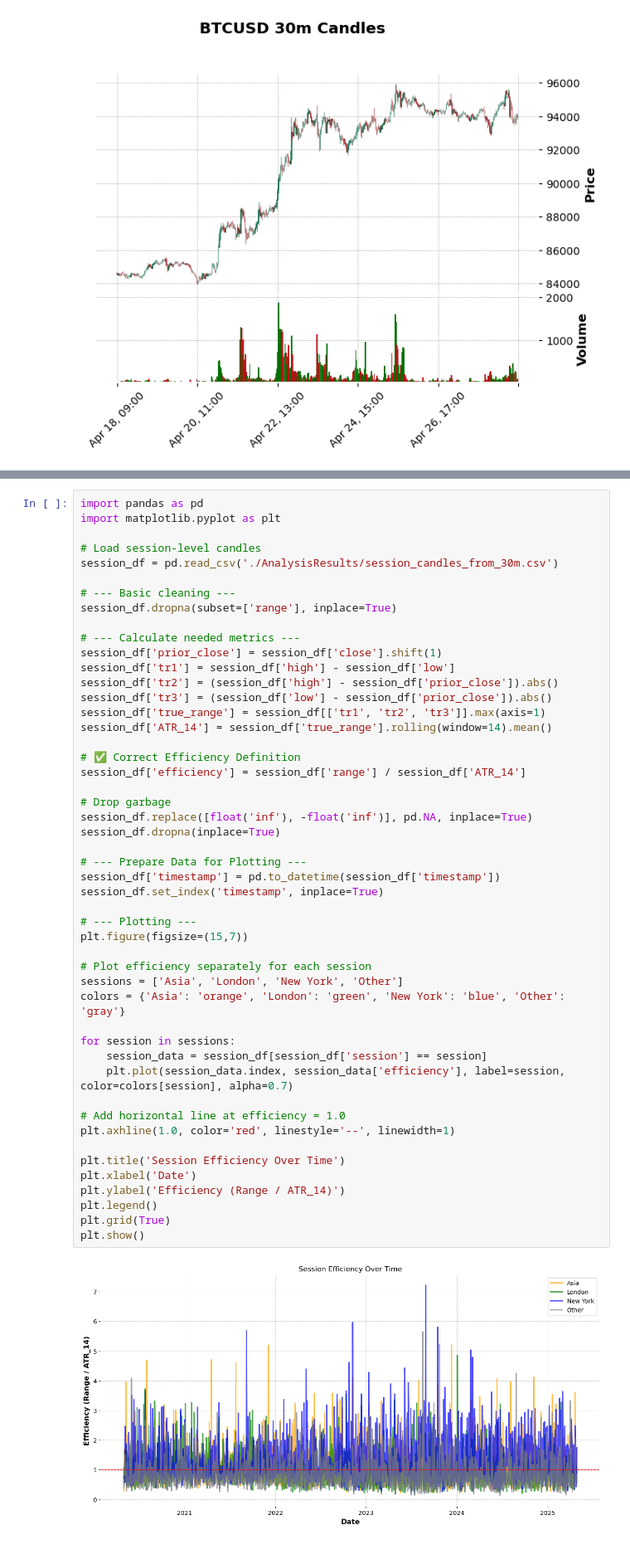
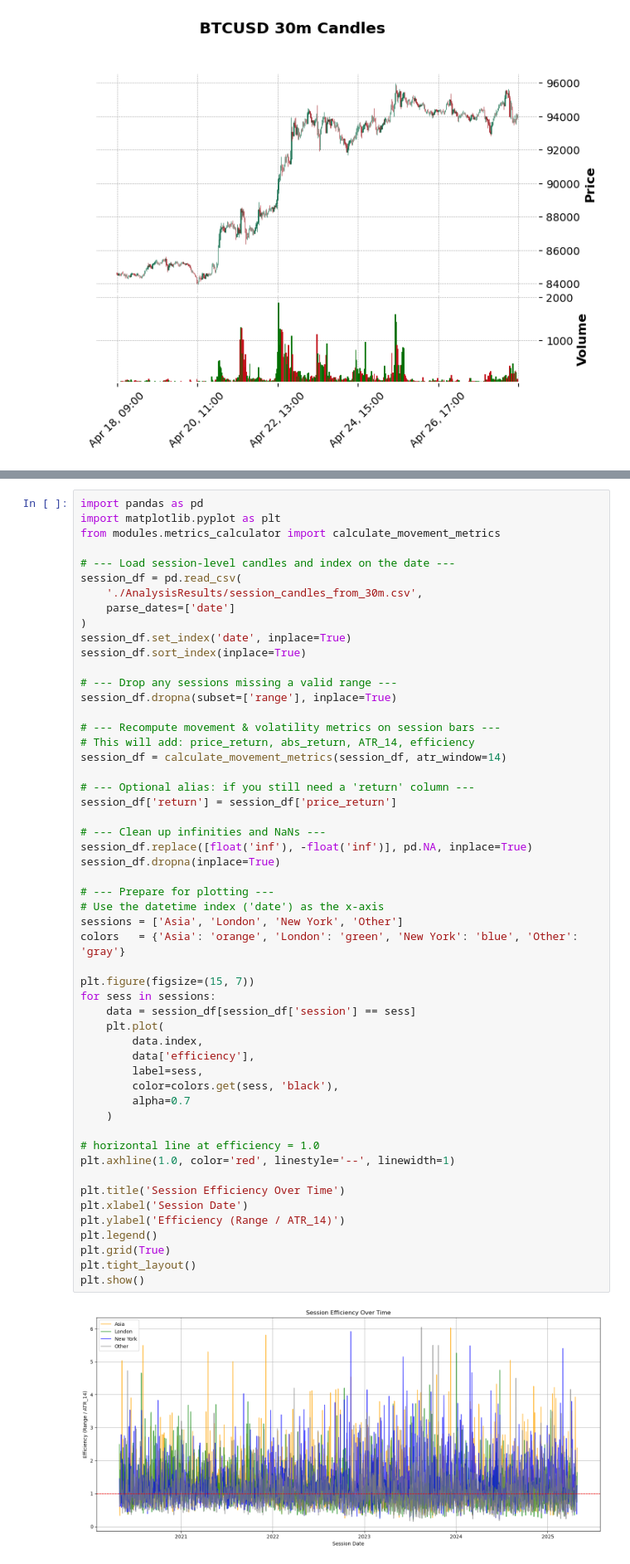
Before and after one commit to SarthakThakur0097/Crypto-analysis, a Jupyter notebook: main.ipynb, the cells around one changed output, grey strips where cells are left out. Shown at 83% size. Drawn from its saved outputs; the diff is of its cells as text.

```diff
--- a/main.ipynb
+++ b/main.ipynb
@@ -248,52 +280,56 @@ Other     472.76       0.83
 # %%
 import pandas as pd
 import matplotlib.pyplot as plt
+from modules.metrics_calculator import calculate_movement_metrics
 
-# Load session-level candles
-session_df = pd.read_csv('./AnalysisResults/session_candles_from_30m.csv')
+# --- Load session-level candles and index on the date ---
+session_df = pd.read_csv(
+    './AnalysisResults/session_candles_from_30m.csv',
+    parse_dates=['date']
+)
+session_df.set_index('date', inplace=True)
+session_df.sort_index(inplace=True)
 
-# --- Basic cleaning ---
+# --- Drop any sessions missing a valid range ---
 session_df.dropna(subset=['range'], inplace=True)
 
-# --- Calculate needed metrics ---
-session_df['prior_close'] = session_df['close'].shift(1)
-session_df['tr1'] = session_df['high'] - session_df['low']
-session_df['tr2'] = (session_df['high'] - session_df['prior_close']).abs()
-session_df['tr3'] = (session_df['low'] - session_df['prior_close']).abs()
-session_df['true_range'] = session_df[['tr1', 'tr2', 'tr3']].max(axis=1)
-session_df['ATR_14'] = session_df['true_range'].rolling(window=14).mean()
+# --- Recompute movement & volatility metrics on session bars ---
+# This will add: price_return, abs_return, ATR_14, efficiency
+session_df = calculate_movement_metrics(session_df, atr_window=14)
 
-# ✅ Correct Efficiency Definition
-session_df['efficiency'] = session_df['range'] / session_df['ATR_14']
+# --- Optional alias: if you still need a 'return' column ---
+session_df['return'] = session_df['price_return']
 
-# Drop garbage
+# --- Clean up infinities and NaNs ---
 session_df.replace([float('inf'), -float('inf')], pd.NA, inplace=True)
 session_df.dropna(inplace=True)
 
-# --- Prepare Data for Plotting ---
-session_df['timestamp'] = pd.to_datetime(session_df['timestamp'])
-session_df.set_index('timestamp', inplace=True)
+# --- Prepare for plotting ---
+# Use the datetime index ('date') as the x‐axis
+sessions = ['Asia', 'London', 'New York', 'Other']
+colors   = {'Asia': 'orange', 'London': 'green', 'New York': 'blue', 'Other': 'gray'}
 
-# --- Plotting ---
-plt.figure(figsize=(15,7))
+plt.figure(figsize=(15, 7))
+for sess in sessions:
+    data = session_df[session_df['session'] == sess]
+    plt.plot(
+        data.index,
+        data['efficiency'],
+        label=sess,
+        color=colors.get(sess, 'black'),
+        alpha=0.7
+    )
 
-# Plot efficiency separately for each session
-sessions = ['Asia', 'London', 'New York', 'Other']
-colors = {'Asia': 'orange', 'London': 'green', 'New York': 'blue', 'Other': 'gray'}
-
-for session in sessions:
-    session_data = session_df[session_df['session'] == session]
-    plt.plot(session_data.index, session_data['efficiency'], label=session, color=colors[session], alpha=0.7)
-
-# Add horizontal line at efficiency = 1.0
+# horizontal line at efficiency = 1.0
 plt.axhline(1.0, color='red', linestyle='--', linewidth=1)
 
 plt.title('Session Efficiency Over Time')
-plt.xlabel('Date')
+plt.xlabel('Session Date')
 plt.ylabel('Efficiency (Range / ATR_14)')
 plt.legend()
 plt.grid(True)
+plt.tight_layout()
 plt.show()
 # %% [output]
-[figure, old version]
+[figure, new version]
 # %%
```
Also changed, not shown: parts of 12 cells of this notebook, 36 other files.
